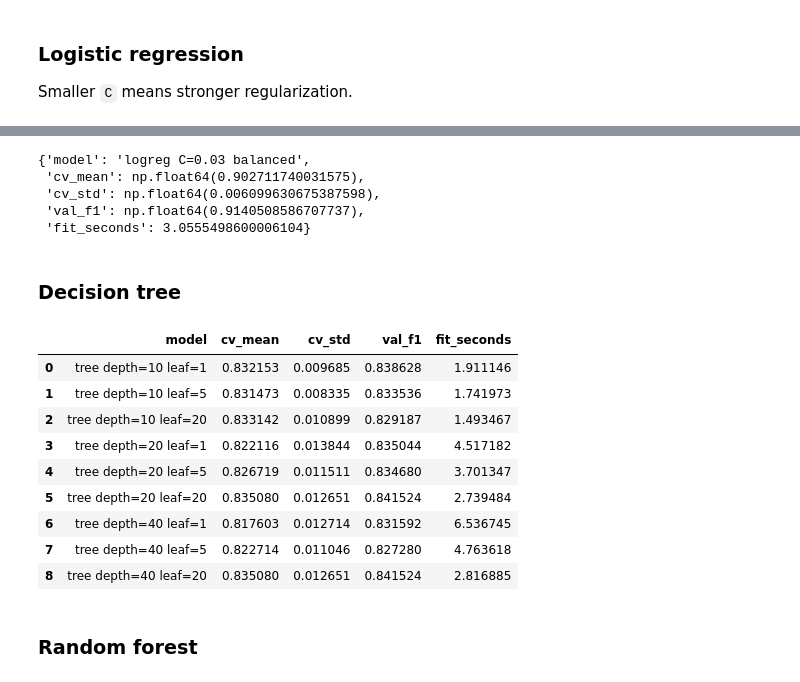
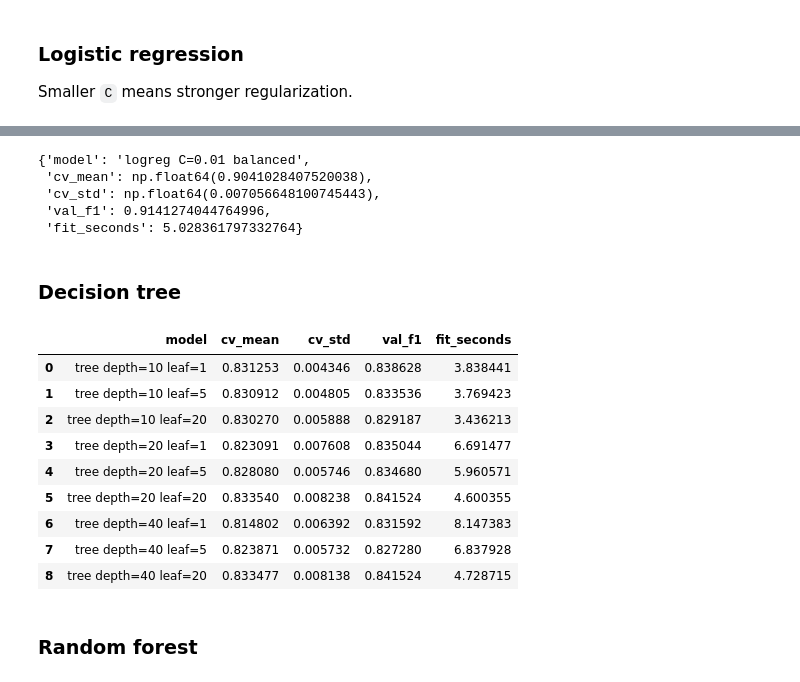
Before and after one commit to HubDev-AI/job-category-classifier, a Jupyter notebook: notebook.ipynb, the cells around one changed output, grey strips where cells are left out. Cells and saved outputs as stored; diff of their text form; code cells hidden in the pictures.

```diff
--- a/notebook.ipynb
+++ b/notebook.ipynb
@@ -538,14 +519,6 @@ Five folds over the training company groups, the same for every candidate, with
 # %%
-from sklearn.model_selection import KFold
+from sklearn.model_selection import GroupKFold
 
-train_groups = df_train.company_group.unique()
-kfold = KFold(n_splits=5, shuffle=True, random_state=1)
-
-folds = []
-for _, groups_idx_val in kfold.split(train_groups):
-    is_val = df_train.company_group.isin(train_groups[groups_idx_val]).values
-    _, X_fold_train, X_fold_val = prepare(df_train[~is_val], df_train[is_val])
-    folds.append((X_fold_train, y_train[~is_val], X_fold_val, y_train[is_val]))
-
-[len(f[3]) for f in folds]
+kfold = GroupKFold(n_splits=5, shuffle=True, random_state=1)
+[len(idx_val) for _, idx_val in kfold.split(df_train, groups=df_train.company_group)]
 # %% [output]
@@ -556,19 +529,23 @@ for _, groups_idx_val in kfold.split(train_groups):
 Each candidate gets its CV mean and spread, its validation macro F1 and its fit time on the whole training set.
 # %%
 import time
+from sklearn.model_selection import cross_validate
+from sklearn.preprocessing import LabelEncoder
 
-def evaluate(name, make_model):
-    cv = []
-    for X_fold_train, y_fold_train, X_fold_val, y_fold_val in folds:
-        model = make_model().fit(X_fold_train, y_fold_train)
-        cv.append(macro_f1(y_fold_val, model.predict(X_fold_val)))
+codes = LabelEncoder().fit(categories)
+
+def evaluate(name, model):
+    pipeline = make_pipeline(words_vectorizer(), model)
+    y_fit, y_check = codes.transform(y_train), codes.transform(y_val)
+    cv = cross_validate(pipeline, df_train.text, y_fit, groups=df_train.company_group,
+                        cv=kfold, scoring='f1_macro', n_jobs=-1)['test_score']
 
     start = time.time()
-    model = make_model().fit(X_train, y_train)
+    pipeline.fit(df_train.text, y_fit)
     fit_seconds = time.time() - start
 
-    return {'model': name, 'cv_mean': np.mean(cv), 'cv_std': np.std(cv),
-            'val_f1': macro_f1(y_val, model.predict(X_val)), 'fit_seconds': fit_seconds}
+    return {'model': name, 'cv_mean': cv.mean(), 'cv_std': cv.std(),
+            'val_f1': f1_score(y_check, pipeline.predict(df_val.text), average='macro'), 'fit_seconds': fit_seconds}
 
 results = []
 # %% [markdown]
@@ -580,7 +557,7 @@ from sklearn.linear_model import LogisticRegression
 
 C_values = [0.01, 0.03, 0.1, 0.3, 1]
 for C in C_values:
-    results.append(evaluate(f'logreg C={C}', lambda: LogisticRegression(C=C, max_iter=1000)))
+    results.append(evaluate(f'logreg C={C}', LogisticRegression(C=C, max_iter=1000)))
 
 df_logreg = pd.DataFrame(results)
 df_logreg
@@ -603,36 +580,36 @@ plt.show()
 # %%
 best_C = C_values[df_logreg.cv_mean.idxmax()]
 results.append(evaluate(f'logreg C={best_C} balanced',
-                        lambda: LogisticRegression(C=best_C, max_iter=1000, class_weight='balanced')))
+                        LogisticRegression(C=best_C, max_iter=1000, class_weight='balanced')))
 results[-1]
 # %% [output]
-{'model': 'logreg C=0.03 balanced',
- 'cv_mean': np.float64(0.902711740031575),
- 'cv_std': np.float64(0.006099630675387598),
- 'val_f1': np.float64(0.9140508586707737),
- 'fit_seconds': 3.0555498600006104}
+{'model': 'logreg C=0.01 balanced',
+ 'cv_mean': np.float64(0.9041028407520038),
+ 'cv_std': np.float64(0.007056648100745443),
+ 'val_f1': 0.9141274044764996,
+ 'fit_seconds': 5.028361797332764}
 # %% [markdown]
 ### Decision tree
 # %%
 from sklearn.tree import DecisionTreeClassifier
 
 for depth in [10, 20, 40]:
     for leaf in [1, 5, 20]:
         results.append(evaluate(f'tree depth={depth} leaf={leaf}',
-                                lambda: DecisionTreeClassifier(max_depth=depth, min_samples_leaf=leaf, random_state=1)))
+                                DecisionTreeClassifier(max_depth=depth, min_samples_leaf=leaf, random_state=1)))
 
 pd.DataFrame(results[-9:])
 # %% [output]
 |  | model | cv_mean | cv_std | val_f1 | fit_seconds |
-| 0 | tree depth=10 leaf=1 | 0.832153 | 0.009685 | 0.838628 | 1.911146 |
-| 1 | tree depth=10 leaf=5 | 0.831473 | 0.008335 | 0.833536 | 1.741973 |
-| 2 | tree depth=10 leaf=20 | 0.833142 | 0.010899 | 0.829187 | 1.493467 |
-| 3 | tree depth=20 leaf=1 | 0.822116 | 0.013844 | 0.835044 | 4.517182 |
-| 4 | tree depth=20 leaf=5 | 0.826719 | 0.011511 | 0.834680 | 3.701347 |
-| 5 | tree depth=20 leaf=20 | 0.835080 | 0.012651 | 0.841524 | 2.739484 |
-| 6 | tree depth=40 leaf=1 | 0.817603 | 0.012714 | 0.831592 | 6.536745 |
-| 7 | tree depth=40 leaf=5 | 0.822714 | 0.011046 | 0.827280 | 4.763618 |
-| 8 | tree depth=40 leaf=20 | 0.835080 | 0.012651 | 0.841524 | 2.816885 |
+| 0 | tree depth=10 leaf=1 | 0.831253 | 0.004346 | 0.838628 | 3.838441 |
+| 1 | tree depth=10 leaf=5 | 0.830912 | 0.004805 | 0.833536 | 3.769423 |
+| 2 | tree depth=10 leaf=20 | 0.830270 | 0.005888 | 0.829187 | 3.436213 |
+| 3 | tree depth=20 leaf=1 | 0.823091 | 0.007608 | 0.835044 | 6.691477 |
+| 4 | tree depth=20 leaf=5 | 0.828080 | 0.005746 | 0.834680 | 5.960571 |
+| 5 | tree depth=20 leaf=20 | 0.833540 | 0.008238 | 0.841524 | 4.600355 |
+| 6 | tree depth=40 leaf=1 | 0.814802 | 0.006392 | 0.831592 | 8.147383 |
+| 7 | tree depth=40 leaf=5 | 0.823871 | 0.005732 | 0.827280 | 6.837928 |
+| 8 | tree depth=40 leaf=20 | 0.833477 | 0.008138 | 0.841524 | 4.728715 |
 # %% [markdown]
 ### Random forest
 # %%
```
Also changed, not shown: parts of 21 cells of this notebook, 5 other files.
